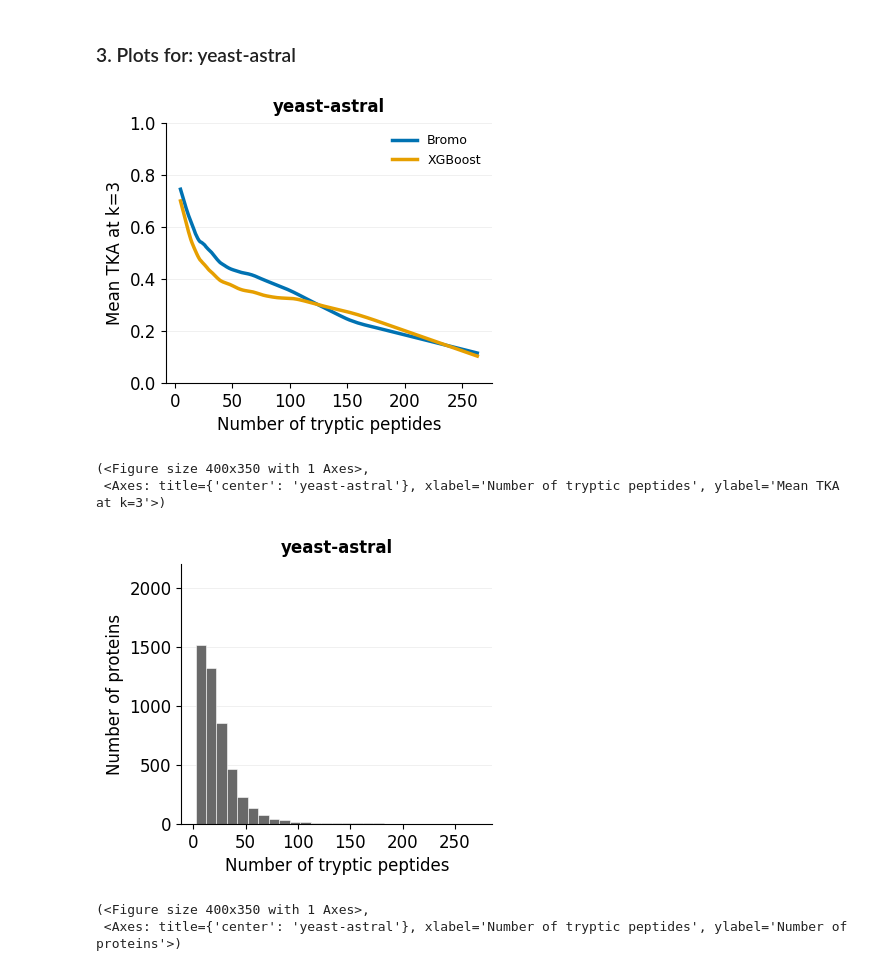
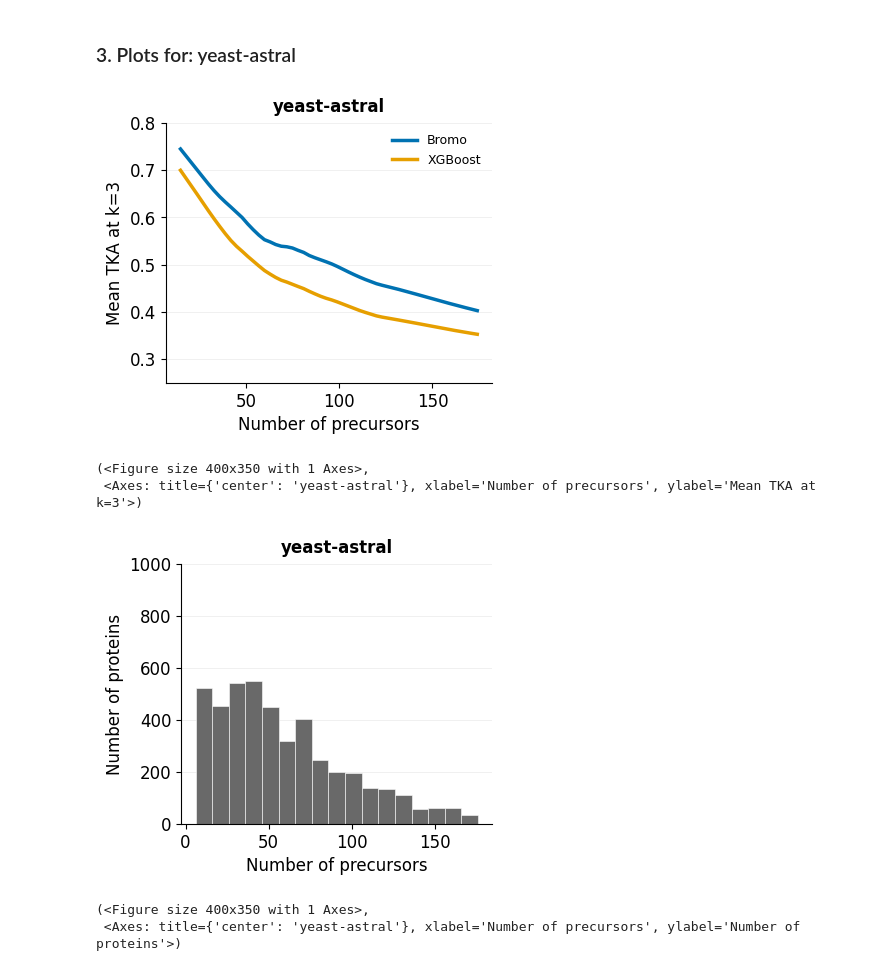
Before and after one commit to Noble-Lab/bromo-manuscript, a Jupyter notebook: ReproduceFigures/06-PlotSuppFig1/suppfig1_builder.ipynb, the cells around one changed output. Saved outputs shown, nothing was run; the diff lists cells and outputs as text; code cells hidden in the pictures.

```diff
--- a/ReproduceFigures/06-PlotSuppFig1/suppfig1_builder.ipynb
+++ b/ReproduceFigures/06-PlotSuppFig1/suppfig1_builder.ipynb
@@ -93,24 +97,26 @@ plot_tka_by_peptide_count(
     save_path="./tka_by_peptide_count_astral.pdf",
     show_scatter=False,
     ylabel = 'Mean TKA at k=3',
-    ylim=(0, 1),
+    ylim=(0.25, 0.8),
+    x_percentile=95,
 )
 # %% [output]
-[figure, old version]
+[figure, new version]
 (<Figure size 400x350 with 1 Axes>,
- <Axes: title={'center': 'yeast-astral'}, xlabel='Number of tryptic peptides', ylabel='Mean TKA at k=3'>)
+ <Axes: title={'center': 'yeast-astral'}, xlabel='Number of precursors', ylabel='Mean TKA at k=3'>)
 # %%
 plot_protein_count_by_peptide_count(
     df=bromo_uniquepair_astral,
     title="yeast-astral",
     save_path="./protein_count_by_peptide_count_astral.pdf",
     color = 'dimgrey',
     binwidth=10,
-    ylim=(0, 2200),
+    ylim=(0, 1000),
+    x_percentile=95,
 )
 # %% [output]
-[figure, old version]
+[figure, new version]
 (<Figure size 400x350 with 1 Axes>,
- <Axes: title={'center': 'yeast-astral'}, xlabel='Number of tryptic peptides', ylabel='Number of proteins'>)
+ <Axes: title={'center': 'yeast-astral'}, xlabel='Number of precursors', ylabel='Number of proteins'>)
 # %%
 del bromo_uniquepair_astral, xgboost_uniquepair_astral
```
Also changed, not shown: parts of 6 cells of this notebook, 32 other files.
